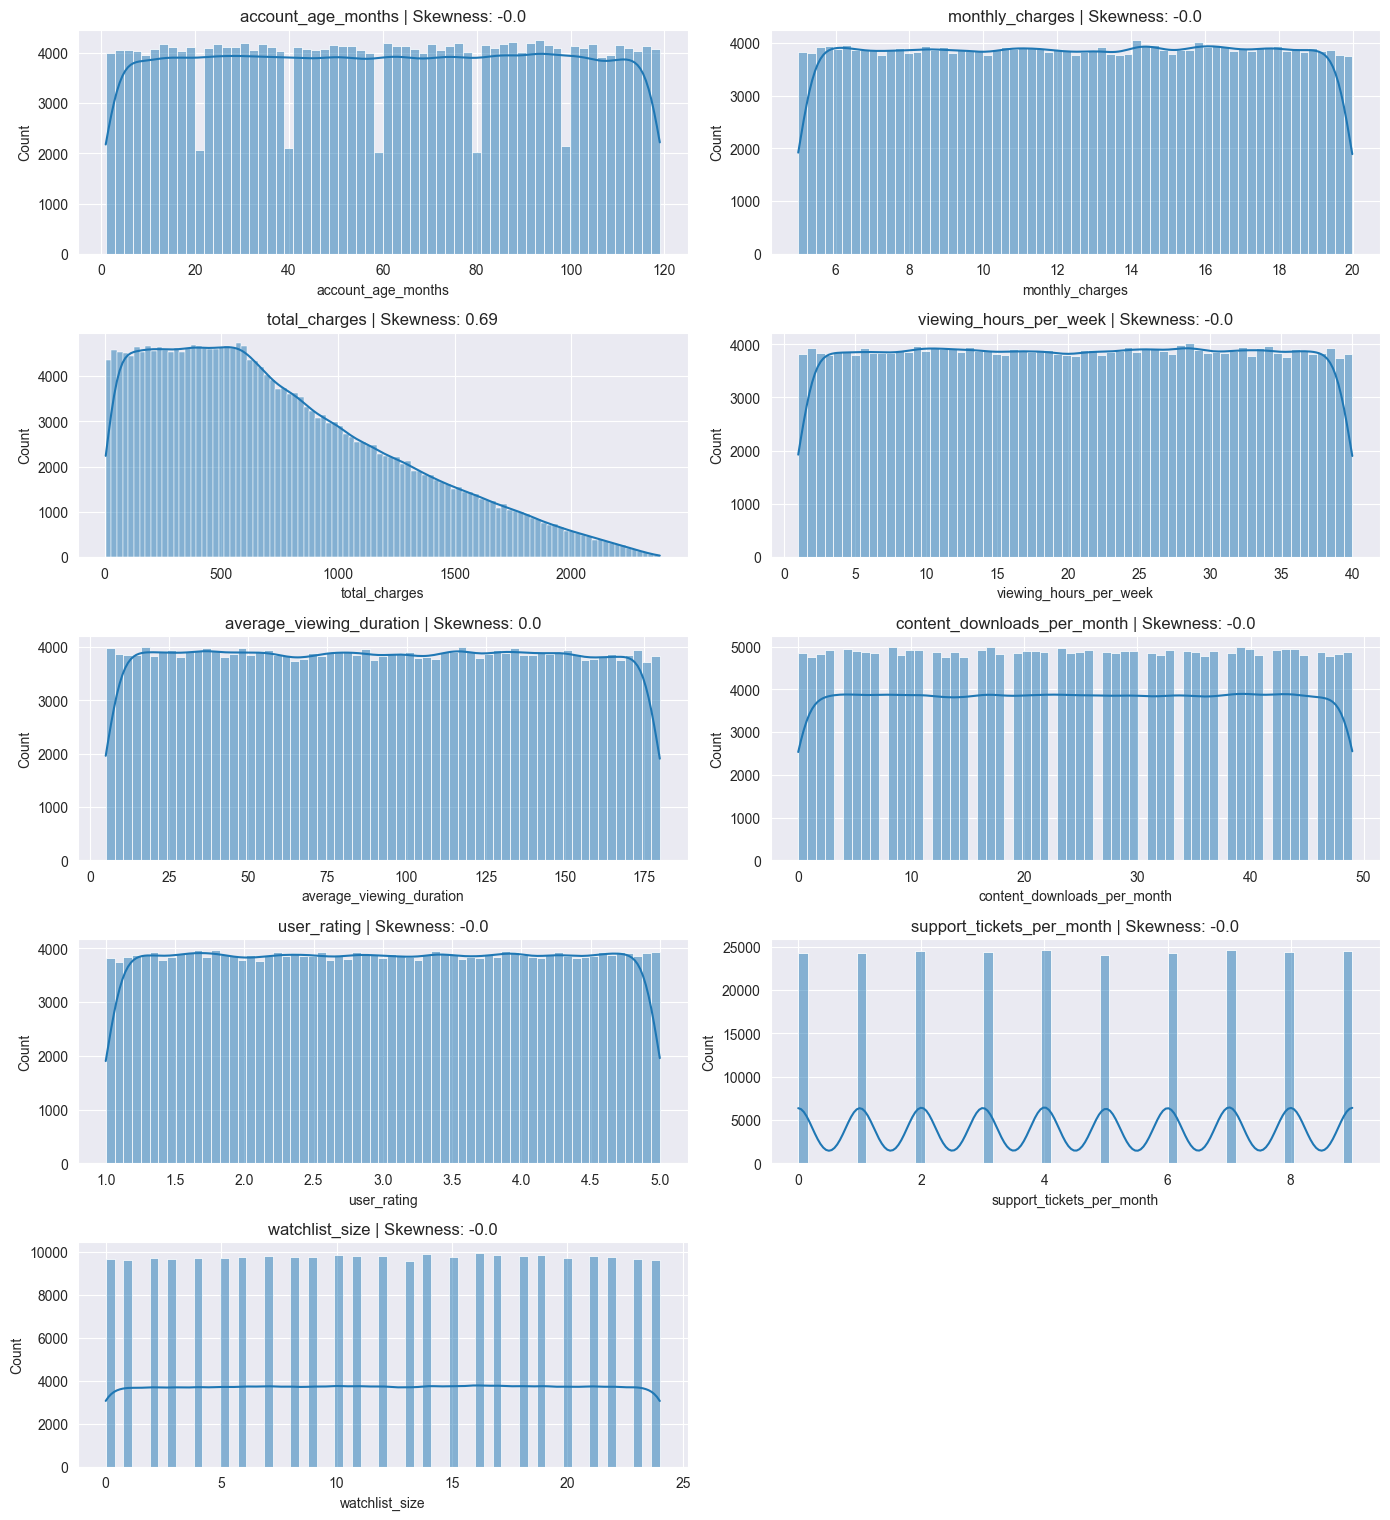
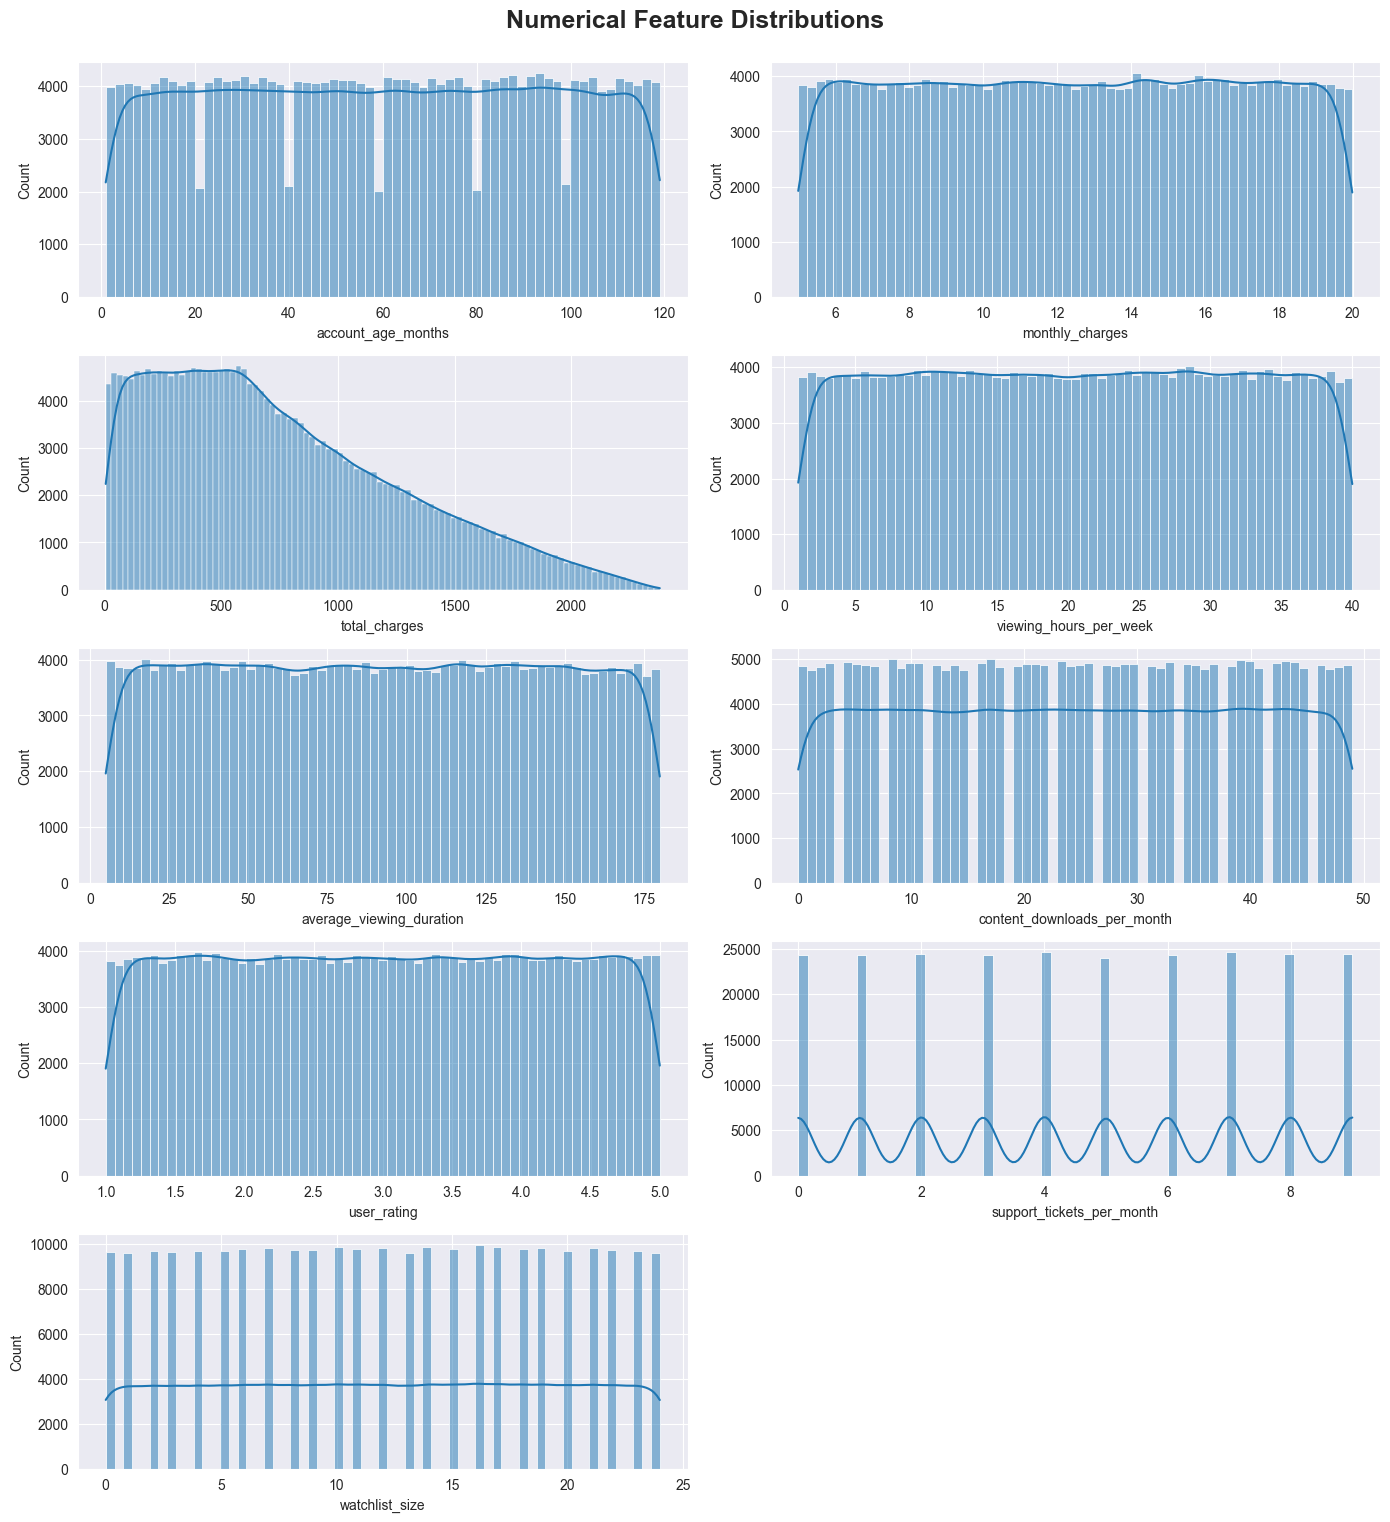
Code edit (unified diff) that turned the first committed figure into the second:
--- before
+++ after
@@ -8,6 +8,6 @@
     plt.subplot(len(num_col), 2, idx)
     sns.histplot(df[feature], kde=True)
-    plt.title(f"{feature} | Skewness: {round(df[feature].skew(), 2)}")
 
-plt.tight_layout()
+plt.suptitle("Numerical Feature Distributions", fontsize=18, fontweight="bold")
+plt.tight_layout(rect=[0, 0, 1, 0.98])
 plt.show()

Commit: updated